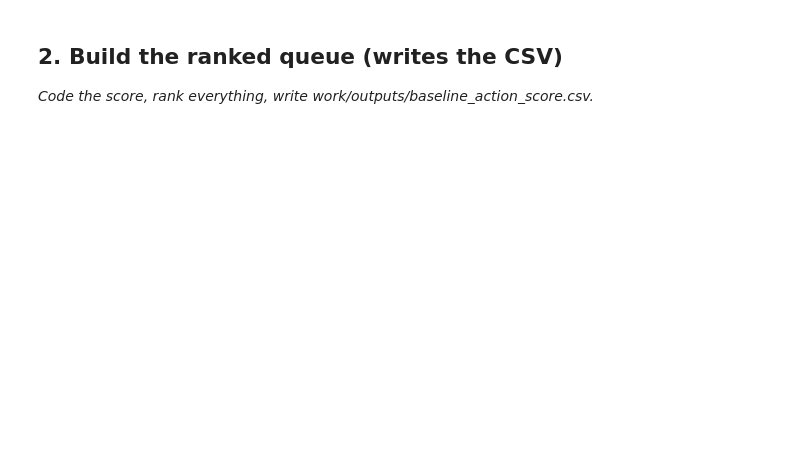
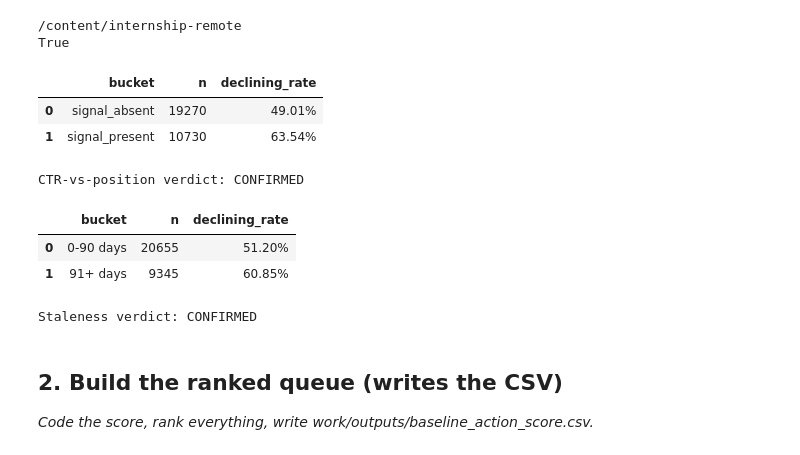
Before and after one commit to AgrimJain-quantum/internship-remote, a Jupyter notebook: work/notebooks/w04_baseline_score.ipynb, the cells around one changed output. Saved outputs shown, nothing was run; the diff lists cells and outputs as text; code cells hidden in the pictures; blank space fills up the shorter version.

```diff
--- a/work/notebooks/w04_baseline_score.ipynb
+++ b/work/notebooks/w04_baseline_score.ipynb
@@ -15,0 +61,8 @@ This skeleton is yours to fill. Work the sections **in order** — each one has
+# %%
+from pathlib import Path
+
+print(Path.cwd())
+print(Path("data/raw/content_refresh_anonymized.csv").exists())
+# %% [output]
+/content/internship-remote
+True
@@ -16,3 +71,67 @@ This skeleton is yours to fill. Work the sections **in order** — each one has
+# %%
+import pandas as pd
+import numpy as np
+
+from pathlib import Path
+
+_candidates = [
+    Path("data/raw/content_refresh_anonymized.csv")
+]
+DATA_PATH = next((p for p in _candidates if p.exists()), None)
+if DATA_PATH is None:
+    raise FileNotFoundError("Could not locate data/raw/content_refresh_anonymized.csv")
+df = pd.read_csv(DATA_PATH)
+
+# Audit/evaluation target only. It is never used by the score.
+if "is_declining_label" in df.columns:
+    audit_label = df["is_declining_label"].astype(int)
+elif "trend_direction" in df.columns:
+    audit_label = (df["trend_direction"] == "down").astype(int)
+else:
+    raise ValueError("Starter CSV must contain trend_direction or is_declining_label.")
+
+ctr_fix = (
+    (df["impressions_90d"] >= 300)
+    & (df["avg_position"] > 0)
+    & (df["avg_position"] <= 20)
+    & (df["ctr"] < 0.5)
+)
+stale = df["days_since_last_update"] >= 91
+
+ctr_audit = (
+    pd.DataFrame({"bucket": np.where(ctr_fix, "signal_present", "signal_absent"),
+                  "label": audit_label})
+    .groupby("bucket")
+    .agg(n=("label", "size"), declining_rate=("label", "mean"))
+    .reset_index()
+)
+
+stale_audit = (
+    pd.DataFrame({"bucket": np.where(stale, "91+ days", "0-90 days"),
+                  "label": audit_label})
+    .groupby("bucket")
+    .agg(n=("label", "size"), declining_rate=("label", "mean"))
+    .reset_index()
+)
+
+display(ctr_audit.style.format({"declining_rate": "{:.2%}"}))
+ctr_yes = ctr_audit.loc[ctr_audit["bucket"]=="signal_present","declining_rate"].iloc[0]
+ctr_no = ctr_audit.loc[ctr_audit["bucket"]=="signal_absent","declining_rate"].iloc[0]
+print("CTR-vs-position verdict:", "CONFIRMED" if ctr_yes > ctr_no else "OPPOSITE" if ctr_yes < ctr_no else "MIXED")
+
+display(stale_audit.style.format({"declining_rate": "{:.2%}"}))
+stale_yes = stale_audit.loc[stale_audit["bucket"]=="91+ days","declining_rate"].iloc[0]
+stale_no = stale_audit.loc[stale_audit["bucket"]=="0-90 days","declining_rate"].iloc[0]
+print("Staleness verdict:", "CONFIRMED" if stale_yes > stale_no else "OPPOSITE" if stale_yes < stale_no else "MIXED")
+# %% [output]
+|  | bucket | n | declining_rate |
+| 0 | signal_absent | 19270 | 49.01% |
+| 1 | signal_present | 10730 | 63.54% |
+CTR-vs-position verdict: CONFIRMED
+|  | bucket | n | declining_rate |
+| 0 | 0-90 days | 20655 | 51.20% |
+| 1 | 91+ days | 9345 | 60.85% |
+Staleness verdict: CONFIRMED
 # %% [markdown]
 ## 2. Build the ranked queue (writes the CSV)
 
```
Also changed, not shown: parts of 17 cells of this notebook.
